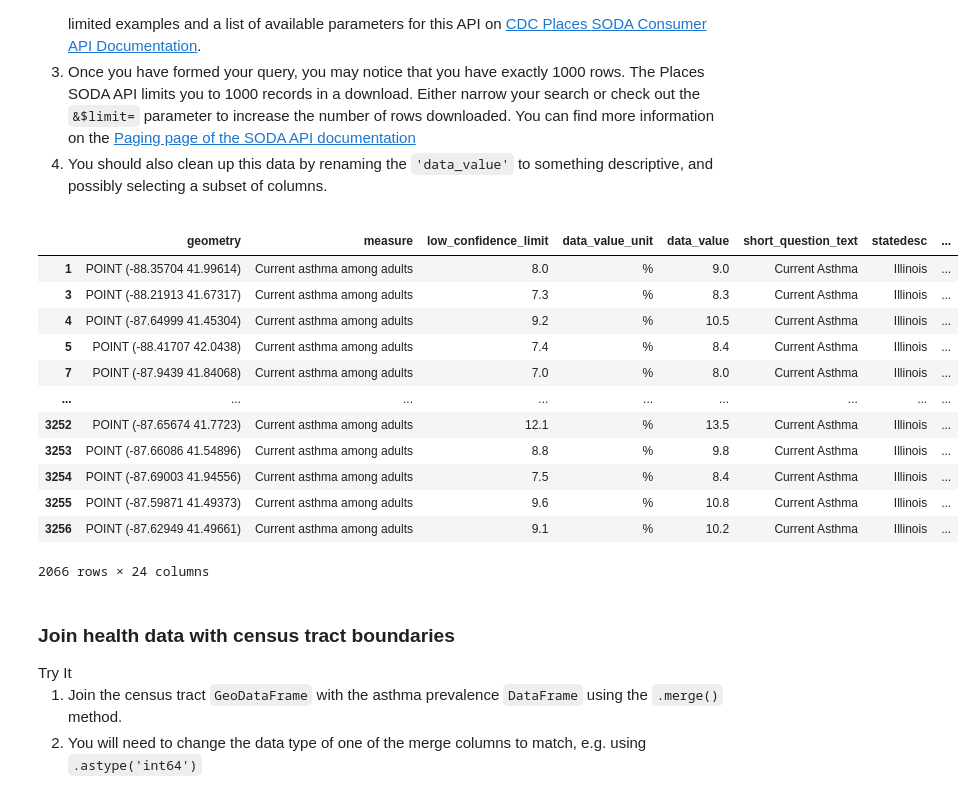
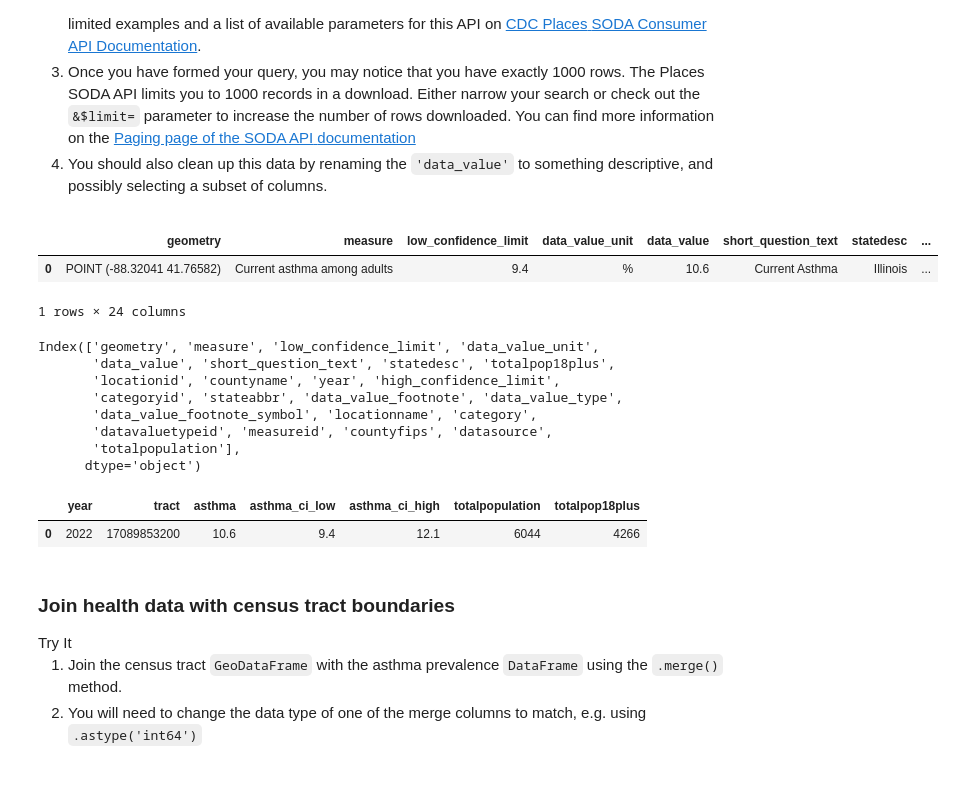
Before and after one commit to earthlab-education/big-data-lauren-alexandra, a Jupyter notebook: big-data.ipynb, the cells around one changed output. Cells and saved outputs as stored; diff of their text form; code cells hidden in the pictures.

Commit message:
shape county asthma data

```diff
--- a/big-data.ipynb
+++ b/big-data.ipynb
@@ -318,46 +237,70 @@ documentation</a></li>
 selecting a subset of columns.</li>
 </ol></div></div>
 # %%
+# Chicago counties (Chicago Metropolitan Agency for Planning)
+CHICAGO_COUNTIES = [
+    "Cook", "DuPage", "Kane", "Kendall", "Lake", "McHenry", "Will"
+]
+
 # Set up a path for the asthma data
 asthma_data_pattern = os.path.join(asthma_dir, '*')
 
 # Download asthma data (only once)
 if not glob(asthma_data_pattern):
 
     il_asthma_req = requests.get(
-        "https://chronicdata.cdc.gov/resource/cwsq-ngmh.geojson?$limit=500000&"
-        "measure=Current asthma among adults&statedesc=Illinois"
+        "https://chronicdata.cdc.gov/resource/cwsq-ngmh.geojson"
+        "?$limit=500000"
+        "&measure=Current asthma among adults"
+        "&statedesc=Illinois"
+        "&year=2022"
     )
 
 # Load in asthma data
 
 # GeoJSON dictionary
 illinois_asthma_geodict = il_asthma_req.json()
 
 il_asthma_gdf = gpd.GeoDataFrame.from_features(
                     illinois_asthma_geodict["features"]
                 )
 
 chi_asthma_gdf = il_asthma_gdf[
                     il_asthma_gdf['countyname'].isin(CHICAGO_COUNTIES)
                 ]
 
 # Preview asthma data
-chi_asthma_gdf
+chi_asthma_gdf.head(1)
 # %% [output]
 |  | geometry | measure | low_confidence_limit | data_value_unit | data_value | short_question_text | statedesc | ... |
-| 1 | POINT (-88.35704 41.99614) | Current asthma among adults | 8.0 | % | 9.0 | Current Asthma | Illinois | ... |
-| 3 | POINT (-88.21913 41.67317) | Current asthma among adults | 7.3 | % | 8.3 | Current Asthma | Illinois | ... |
-| 4 | POINT (-87.64999 41.45304) | Current asthma among adults | 9.2 | % | 10.5 | Current Asthma | Illinois | ... |
-| 5 | POINT (-88.41707 42.0438) | Current asthma among adults | 7.4 | % | 8.4 | Current Asthma | Illinois | ... |
-| 7 | POINT (-87.9439 41.84068) | Current asthma among adults | 7.0 | % | 8.0 | Current Asthma | Illinois | ... |
-| ... | ... | ... | ... | ... | ... | ... | ... | ... |
-| 3252 | POINT (-87.65674 41.7723) | Current asthma among adults | 12.1 | % | 13.5 | Current Asthma | Illinois | ... |
-| 3253 | POINT (-87.66086 41.54896) | Current asthma among adults | 8.8 | % | 9.8 | Current Asthma | Illinois | ... |
-| 3254 | POINT (-87.69003 41.94556) | Current asthma among adults | 7.5 | % | 8.4 | Current Asthma | Illinois | ... |
-| 3255 | POINT (-87.59871 41.49373) | Current asthma among adults | 9.6 | % | 10.8 | Current Asthma | Illinois | ... |
-| 3256 | POINT (-87.62949 41.49661) | Current asthma among adults | 9.1 | % | 10.2 | Current Asthma | Illinois | ... |
+| 0 | POINT (-88.32041 41.76582) | Current asthma among adults | 9.4 | % | 10.6 | Current Asthma | Illinois | ... |
-2066 rows × 24 columns
+1 rows × 24 columns
+# %%
+chi_asthma_gdf.columns
+# %% [output]
+Index(['geometry', 'measure', 'low_confidence_limit', 'data_value_unit',
+       'data_value', 'short_question_text', 'statedesc', 'totalpop18plus',
+       'locationid', 'countyname', 'year', 'high_confidence_limit',
+       'categoryid', 'stateabbr', 'data_value_footnote', 'data_value_type',
+       'data_value_footnote_symbol', 'locationname', 'category',
+       'datavaluetypeid', 'measureid', 'countyfips', 'datasource',
+       'totalpopulation'],
+      dtype='object')
+# %%
+cdc_df = chi_asthma_gdf.rename(columns={
+    'data_value': 'asthma',
+    'low_confidence_limit': 'asthma_ci_low',
+    'high_confidence_limit': 'asthma_ci_high',
+    'locationname': 'tract'
+})[[
+    'year', 'tract', 'asthma', 'asthma_ci_low',
+    'asthma_ci_high', 'totalpopulation', 'totalpop18plus'
+]]
+
+cdc_df.head(1)
+# %% [output]
+|  | year | tract | asthma | asthma_ci_low | asthma_ci_high | totalpopulation | totalpop18plus |
+| 0 | 2022 | 17089853200 | 10.6 | 9.4 | 12.1 | 6044 | 4266 |
 # %% [markdown]
 ### Join health data with census tract boundaries
 
```
Also changed, not shown: parts of 4 cells of this notebook.
